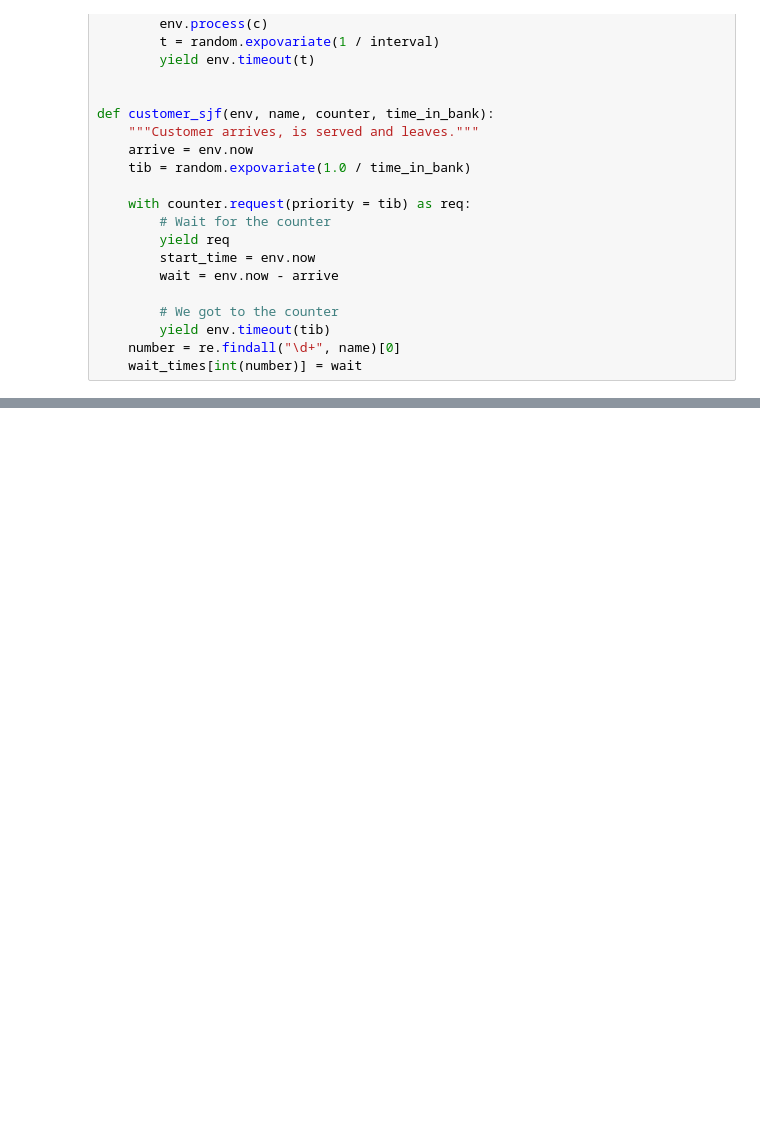
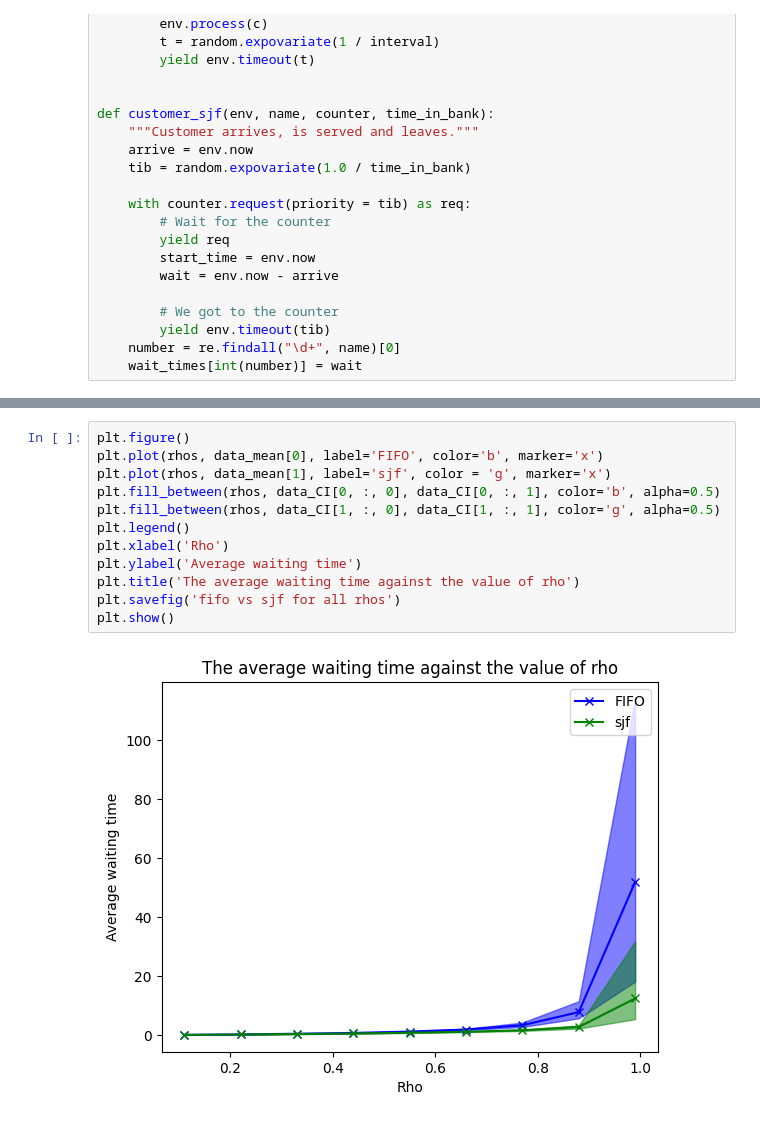
Before and after one commit to arendgeerlofs/Stochastic_simulation_a2, a Jupyter notebook: Assignment 2.ipynb, the cells around one changed output, grey strips where cells are left out. Saved outputs shown, nothing was run; the diff lists cells and outputs as text; blank space fills up the shorter version.

```diff
--- a/Assignment 2.ipynb
+++ b/Assignment 2.ipynb
@@ -181,0 +455,14 @@ Average wait time per person: 32.601490736202415
+# %%
+plt.figure()
+plt.plot(rhos, data_mean[0], label='FIFO', color='b', marker='x')
+plt.plot(rhos, data_mean[1], label='sjf', color = 'g', marker='x')
+plt.fill_between(rhos, data_CI[0, :, 0], data_CI[0, :, 1], color='b', alpha=0.5)
+plt.fill_between(rhos, data_CI[1, :, 0], data_CI[1, :, 1], color='g', alpha=0.5)
+plt.legend()
+plt.xlabel('Rho')
+plt.ylabel('Average waiting time')
+plt.title('The average waiting time against the value of rho')
+plt.savefig('fifo vs sjf for all rhos')
+plt.show()
+# %% [output]
+[figure, added]
```
Also changed, not shown: parts of 17 cells of this notebook, 16 other files.
